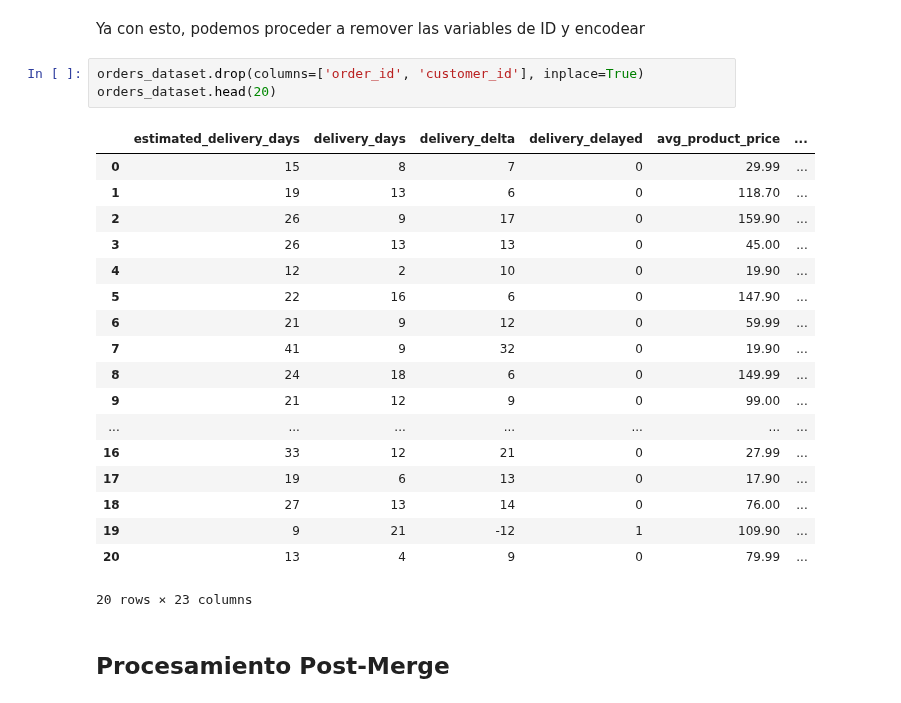
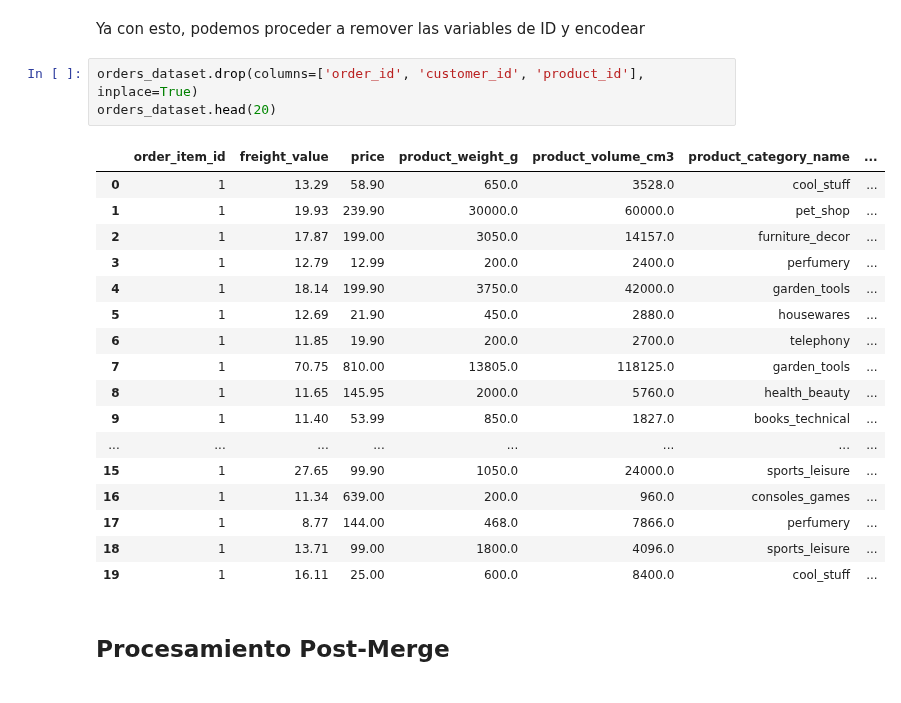
Before and after one commit to JoaquinCampos22155/proyecto3_Mineria, a Jupyter notebook: ReporteEDA.ipynb, the cells around one changed output. Drawn from its saved outputs; the diff is of its cells as text.

Commit message:
remove extra information + update dataset structure

```diff
--- a/ReporteEDA.ipynb
+++ b/ReporteEDA.ipynb
@@ -865,27 +903,26 @@ orders_dataset.describe()
 # %% [markdown]
 Ya con esto, podemos proceder a remover las variables de ID y encodear
 # %%
-orders_dataset.drop(columns=['order_id', 'customer_id'], inplace=True)
+orders_dataset.drop(columns=['order_id', 'customer_id', 'product_id'], inplace=True)
 orders_dataset.head(20)
 # %% [output]
-|  | estimated_delivery_days | delivery_days | delivery_delta | delivery_delayed | avg_product_price | ... |
-| 0 | 15 | 8 | 7 | 0 | 29.99 | ... |
-| 1 | 19 | 13 | 6 | 0 | 118.70 | ... |
-| 2 | 26 | 9 | 17 | 0 | 159.90 | ... |
-| 3 | 26 | 13 | 13 | 0 | 45.00 | ... |
-| 4 | 12 | 2 | 10 | 0 | 19.90 | ... |
-| 5 | 22 | 16 | 6 | 0 | 147.90 | ... |
-| 6 | 21 | 9 | 12 | 0 | 59.99 | ... |
-| 7 | 41 | 9 | 32 | 0 | 19.90 | ... |
-| 8 | 24 | 18 | 6 | 0 | 149.99 | ... |
-| 9 | 21 | 12 | 9 | 0 | 99.00 | ... |
-| ... | ... | ... | ... | ... | ... | ... |
-| 16 | 33 | 12 | 21 | 0 | 27.99 | ... |
-| 17 | 19 | 6 | 13 | 0 | 17.90 | ... |
-| 18 | 27 | 13 | 14 | 0 | 76.00 | ... |
-| 19 | 9 | 21 | -12 | 1 | 109.90 | ... |
-| 20 | 13 | 4 | 9 | 0 | 79.99 | ... |
+|  | order_item_id | freight_value | price | product_weight_g | product_volume_cm3 | product_category_name | ... |
+| 0 | 1 | 13.29 | 58.90 | 650.0 | 3528.0 | cool_stuff | ... |
+| 1 | 1 | 19.93 | 239.90 | 30000.0 | 60000.0 | pet_shop | ... |
+| 2 | 1 | 17.87 | 199.00 | 3050.0 | 14157.0 | furniture_decor | ... |
+| 3 | 1 | 12.79 | 12.99 | 200.0 | 2400.0 | perfumery | ... |
+| 4 | 1 | 18.14 | 199.90 | 3750.0 | 42000.0 | garden_tools | ... |
+| 5 | 1 | 12.69 | 21.90 | 450.0 | 2880.0 | housewares | ... |
+| 6 | 1 | 11.85 | 19.90 | 200.0 | 2700.0 | telephony | ... |
+| 7 | 1 | 70.75 | 810.00 | 13805.0 | 118125.0 | garden_tools | ... |
+| 8 | 1 | 11.65 | 145.95 | 2000.0 | 5760.0 | health_beauty | ... |
+| 9 | 1 | 11.40 | 53.99 | 850.0 | 1827.0 | books_technical | ... |
+| ... | ... | ... | ... | ... | ... | ... | ... |
+| 15 | 1 | 27.65 | 99.90 | 1050.0 | 24000.0 | sports_leisure | ... |
+| 16 | 1 | 11.34 | 639.00 | 200.0 | 960.0 | consoles_games | ... |
+| 17 | 1 | 8.77 | 144.00 | 468.0 | 7866.0 | perfumery | ... |
+| 18 | 1 | 13.71 | 99.00 | 1800.0 | 4096.0 | sports_leisure | ... |
+| 19 | 1 | 16.11 | 25.00 | 600.0 | 8400.0 | cool_stuff | ... |
-20 rows × 23 columns
 # %% [markdown]
 ## Procesamiento Post-Merge
 # %% [markdown]
```
Also changed, not shown: parts of 11 cells of this notebook, 2 other files.
